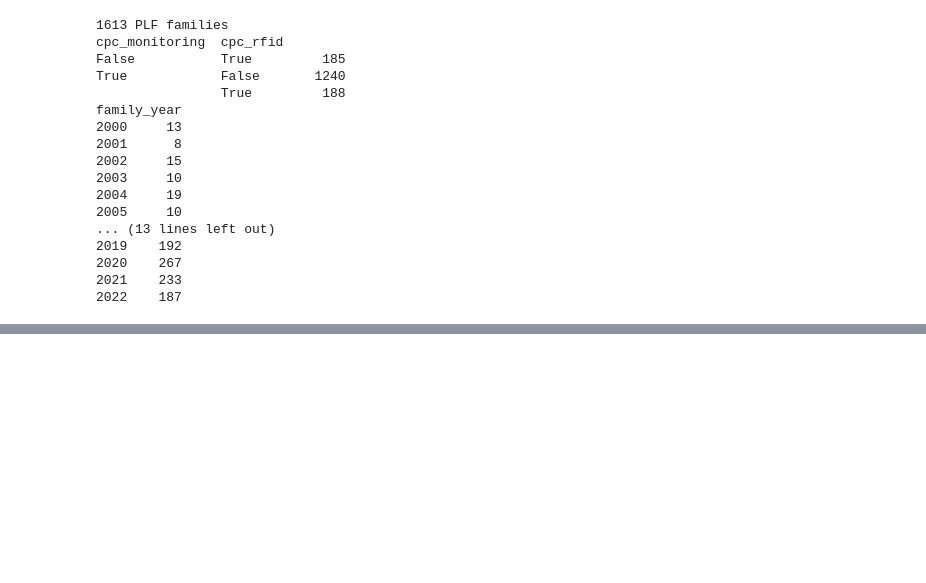
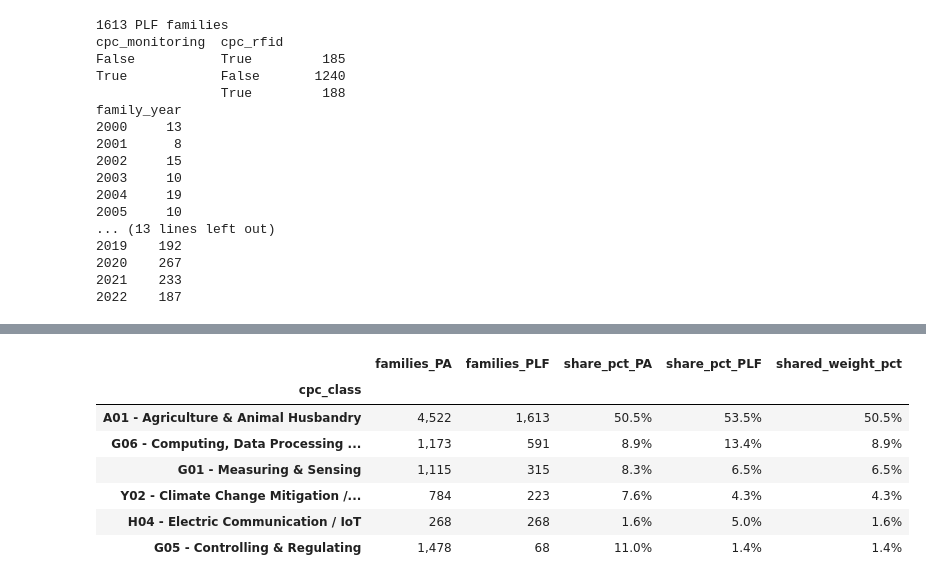
Before and after one commit to AriGBi/team-38-PrecisionAgriculture, a Jupyter notebook: notebooks/Step1_WIP.ipynb, the cells around one changed output, grey strips where cells are left out. Cells and saved outputs as stored; diff of their text form; code cells hidden in the pictures; blank space fills up the shorter version.

Commit message:
added similarity motive

```diff
--- a/notebooks/Step1_WIP.ipynb
+++ b/notebooks/Step1_WIP.ipynb
@@ -789,7 +776,7 @@ text = func.lower(func.concat(func.coalesce(TLS202_APPLN_TITLE.appln_title, ""),
 has_livestock = func.regexp_contains(text, rx["livestock"])
 has_sensor = func.regexp_contains(text, rx["sensor"])
 
-query = (
+query_plf = (
     sel.db.query(
         rep.c.fam_id,
         rep.c.family_year,
@@ -818,7 +805,7 @@ query = (
 )
 
 # ---- Run --------------------------------------------------------------------
-df = sel.patstat.df(query)
+df = sel.patstat.df(query_plf)
 print(f"{len(df)} PLF families")
 print(df.groupby(["cpc_monitoring", "cpc_rfid"]).size().rename("n_families").to_string())
 print(df.groupby("family_year").size().to_string())
@@ -844,0 +893,83 @@ family_year
+# %%
+CPC_CLASS_NAMES = {
+    "A01": "A01 - Agriculture & Animal Husbandry",
+    "G06": "G06 - Computing, Data Processing & AI",
+    "G01": "G01 - Measuring & Sensing",
+    "Y02": "Y02 - Climate Change Mitigation / Sustainability",
+    "H04": "H04 - Electric Communication / IoT",
+    "G05": "G05 - Controlling & Regulating",
+    "G08": "G08 - Signaling & Telemetry",
+    "G16": "G16 - ICT for Healthcare / Bioinformatics",
+}
+
+def extract_macro_similarity(pa_df, plf_df, level_col="cpc_class", min_shared_pct=0.5):
+    """
+    Computes macro CPC similarity metrics and returns only the shared categories
+    that contribute >= min_shared_pct to distributional overlap.
+    """
+    def frac_shares(df):
+        sub = df[["fam_id", level_col]].drop_duplicates()
+        k = sub.groupby("fam_id")[level_col].transform("count")
+        agg = sub.assign(n_frac=1.0 / k).groupby(level_col).agg(
+            families=("fam_id", "nunique"),
+            n_frac=("n_frac", "sum"),
+        )
+        agg["share_pct"] = agg["n_frac"] / agg["n_frac"].sum() * 100
+        return agg
+
+    d_pa = frac_shares(pa_df)
+    d_plf = frac_shares(plf_df)
+    comp = d_pa.join(d_plf, lsuffix="_PA", rsuffix="_PLF", how="inner")  # keep only shared categories
+
+    # Full aligned vectors for exact Cosine Similarity & Distributional Overlap
+    full_aligned = d_pa[["share_pct"]].join(d_plf[["share_pct"]], lsuffix="_PA", rsuffix="_PLF", how="outer").fillna(0)
+    full_aligned["shared_weight_pct"] = np.minimum(full_aligned["share_pct_PA"], full_aligned["share_pct_PLF"])
+
+    pa_set, plf_set = set(pa_df[level_col]), set(plf_df[level_col])
+    shared_set = pa_set & plf_set
+
+    summary = pd.Series({
+        "Shared Categories (PA ∩ PLF)": len(shared_set),
+        "PLF Coverage by PA (%)": len(shared_set) / len(plf_set) * 100,
+        "Distributional Overlap (%)": full_aligned["shared_weight_pct"].sum(),
+        "Cosine Similarity (0–1)": 1.0 - cosine(full_aligned["share_pct_PA"], full_aligned["share_pct_PLF"]),
+    })
+
+    # Keep only high-evidence overlapping categories ranked by shared distributional weight
+    comp["shared_weight_pct"] = np.minimum(comp["share_pct_PA"], comp["share_pct_PLF"])
+    informative = (
+        comp[comp["shared_weight_pct"] >= min_shared_pct]
+        .sort_values("shared_weight_pct", ascending=False)
+        [["families_PA", "families_PLF", "share_pct_PA", "share_pct_PLF", "shared_weight_pct"]]
+    )
+    return summary, informative
+
+# 1. Evaluate Macro CPC Classes (3-char) and Enabling Tech Classes (Excl. A01)
+sum_cls, top_shared_cls = extract_macro_similarity(pa_cpcs, plf_cpcs, level_col="cpc_class", min_shared_pct=0.5)
+sum_enab, top_shared_enab = extract_macro_similarity(
+    pa_cpcs[pa_cpcs["cpc_class"] != "A01"],
+    plf_cpcs[plf_cpcs["cpc_class"] != "A01"],
+    level_col="cpc_class",
+    min_shared_pct=1.0,
+)
+_, top_shared_sec = extract_macro_similarity(pa_cpcs, plf_cpcs, level_col="cpc_section", min_shared_pct=1.0)
+
+# Display concise macro similarity summary
+macro_evidence_summary = pd.DataFrame({
+    "All CPC Classes (3-char)": sum_cls,
+    "Enabling Tech Classes (Excl. A01)": sum_enab,
+})
+display(macro_evidence_summary.style.format("{:,.2f}"))
+
+# Display only the core shared 3-char CPC classes driving the similarity
+cls_display = top_shared_cls.copy()
+cls_display.index = cls_display.index.map(lambda c: CPC_CLASS_NAMES.get(c, c))
+print("Core Overlapping CPC Classes (Shared Weight >= 0.5%):")
+display(cls_display.style.format({
+    "families_PA": "{:,.0f}",
+    "families_PLF": "{:,.0f}",
+    "share_pct_PA": "{:.1f}%",
+    "share_pct_PLF": "{:.1f}%",
+    "shared_weight_pct": "{:.1f}%",
+}))
+# %% [output]
@@ -844,0 +982,8 @@ family_year
+|  | families_PA | families_PLF | share_pct_PA | share_pct_PLF | shared_weight_pct |
+| cpc_class |  |  |  |  |  |
+| A01 - Agriculture & Animal Husbandry | 4,522 | 1,613 | 50.5% | 53.5% | 50.5% |
+| G06 - Computing, Data Processing ... | 1,173 | 591 | 8.9% | 13.4% | 8.9% |
+| G01 - Measuring & Sensing | 1,115 | 315 | 8.3% | 6.5% | 6.5% |
+| Y02 - Climate Change Mitigation /... | 784 | 223 | 7.6% | 4.3% | 4.3% |
+| H04 - Electric Communication / IoT | 268 | 268 | 1.6% | 5.0% | 1.6% |
+| G05 - Controlling & Regulating | 1,478 | 68 | 11.0% | 1.4% | 1.4% |
```
Also changed, not shown: parts of 5 cells of this notebook, 2 other files.
